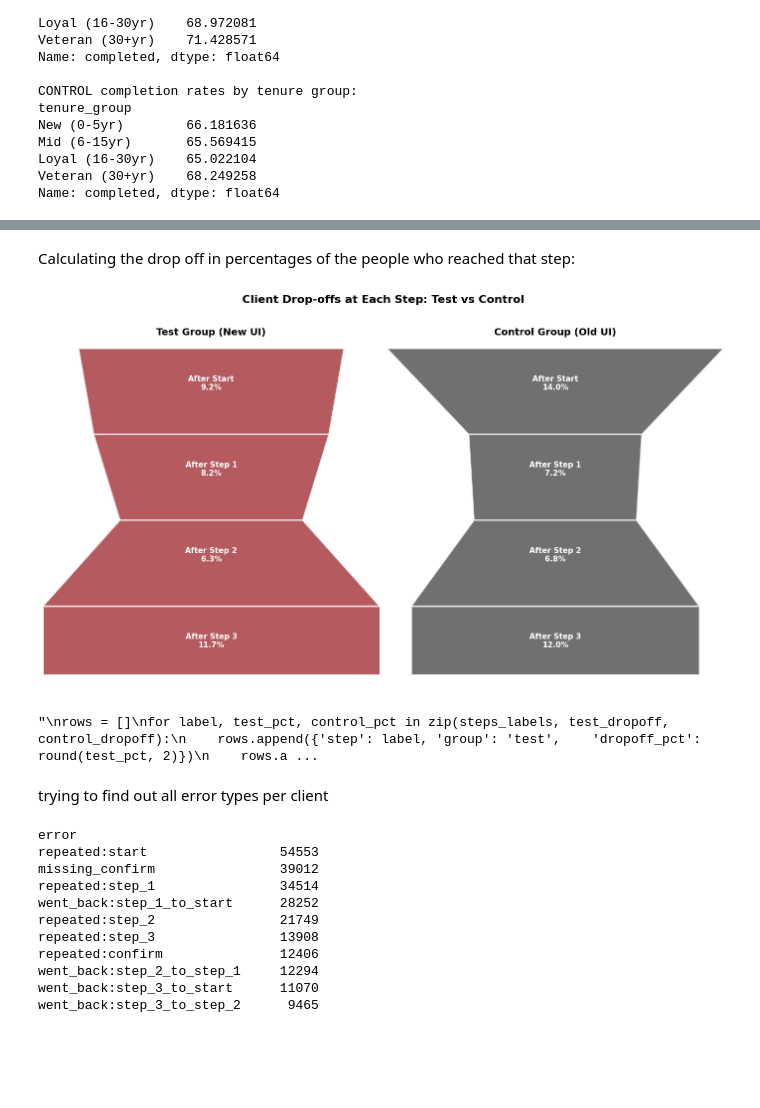
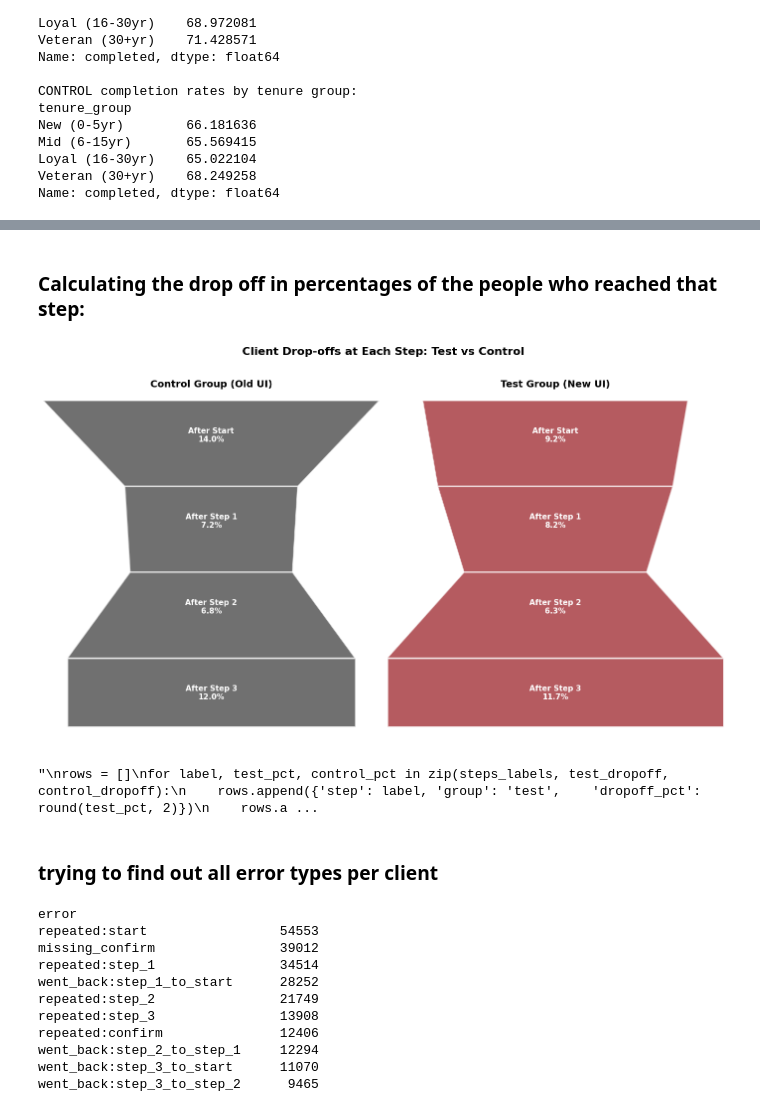
Before and after one commit to BMAS30/2nd-project, a Jupyter notebook: Notebooks/sarah_tenure.ipynb, the cells around one changed output, grey strips where cells are left out. Saved outputs shown, nothing was run; the diff lists cells and outputs as text; code cells hidden in the pictures; blank space fills up the shorter version.

Commit message:
updates, and folder cleaning

```diff
--- a/Notebooks/sarah_tenure.ipynb
+++ b/Notebooks/sarah_tenure.ipynb
@@ -1335,0 +1400,23 @@ Saved: completion_by_tenure_5yr.png
+# %%
+with open("../config.yaml", "r") as f:
+    config = yaml.safe_load(f)
+
+df_web = pd.read_csv("../Data/clean/df_web.csv", parse_dates=["date_time"])
+exp    = pd.read_csv("../Data/clean/df_final_experiment_clients_clean.csv")
+
+# Merge experiment group
+df_web = df_web.merge(exp, on="client_id", how="inner")
+
+# ── Calculate completion rate ──────────────────────────────
+completed = df_web[df_web['process_step'] == 'confirm']['client_id'].unique()
+
+client_level = df_web.drop_duplicates('client_id')[['client_id', 'Variation']].copy()
+client_level['completed'] = client_level['client_id'].isin(completed).astype(int)
+
+completion_rates = (
+    client_level.groupby('Variation')['completed']
+    .mean() * 100
+).reset_index()
+completion_rates.columns = ['Variation', 'completion_rate']
+
+print(completion_rates)
@@ -1336,5 +1473,5 @@ Saved: completion_by_tenure_5yr.png
 # %% [markdown]
-Calculating the drop off in percentages of the people who reached that step:
+### Calculating the drop off in percentages of the people who reached that step:
 # %%
 fig, (ax1, ax2) = plt.subplots(1, 2, figsize=(14, 8))
 
@@ -1353,36 +1490,37 @@ def draw_reverse_funnel(ax, data, labels, color, title):
         if i < len(data) - 1:
             next_width = max_width * data[i+1] / max(data)
             next_left = (max_width - next_width) / 2
             coords = [[left, -i], [left+width, -i],
                       [next_left+next_width, -i-1], [next_left, -i-1]]
         else:
             coords = [[left, -i], [left+width, -i],
                       [left+width, -i-0.8], [left, -i-0.8]]
 
         polygon = plt.Polygon(coords, closed=True,
                              facecolor=color, alpha=0.7,
                              edgecolor='white', linewidth=2)
         ax.add_patch(polygon)
 
         ax.text(0.4, -i-0.4, f'{label}\n{pct:.1f}%',
                 ha='center', va='center',
                 fontsize=11, fontweight='bold', color='white')
 
     ax.set_xlim(0, max_width)
     ax.set_ylim(-len(data), 0)
     ax.axis('off')
     ax.set_title(title, fontsize=14, fontweight='bold', pad=20)
 
-draw_reverse_funnel(ax1, test_dropoff, steps_labels, '#96151D', 'Test Group (New UI)')
-draw_reverse_funnel(ax2, control_dropoff, steps_labels, '#333333', 'Control Group (Old UI)')
+draw_reverse_funnel(ax1, control_dropoff, steps_labels, '#333333', 'Control Group (Old UI)')
+draw_reverse_funnel(ax2, test_dropoff, steps_labels, '#96151D', 'Test Group (New UI)')
+
 
 plt.suptitle('Client Drop-offs at Each Step: Test vs Control',
              fontsize=16, fontweight='bold', y=1.02)
 plt.tight_layout()
 plt.savefig("../Figures/drop_off_per_steo.png",dpi=300)
 plt.show()
 # %% [output]
-[figure, old version]
+[figure, new version]
 # %%
 #getting csv file for Tableau
 """
@@ -1402,7 +1540,7 @@ print(df_dropoff)
 #save cleaned data file
 #group_df.to_csv('group_df.csv', index=False)
 # %% [markdown]
-trying to find out all error types per client
+### trying to find out all error types per client
 # %%
 steps = ['start', 'step_1', 'step_2', 'step_3', 'confirm']
 step_order = {s: i for i, s in enumerate(steps)}
```
Also changed, not shown: parts of 28 cells of this notebook, 21 other files.
